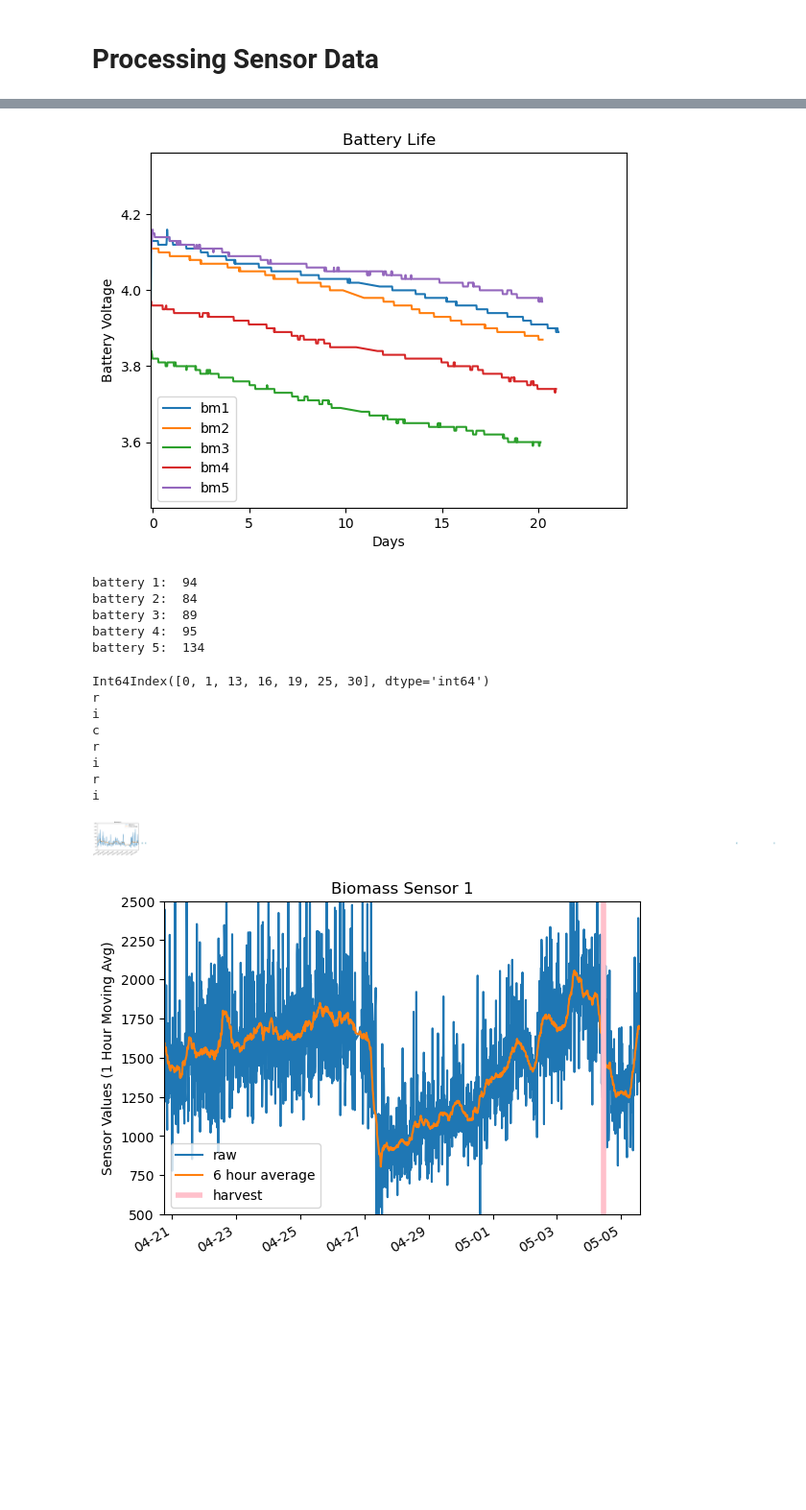
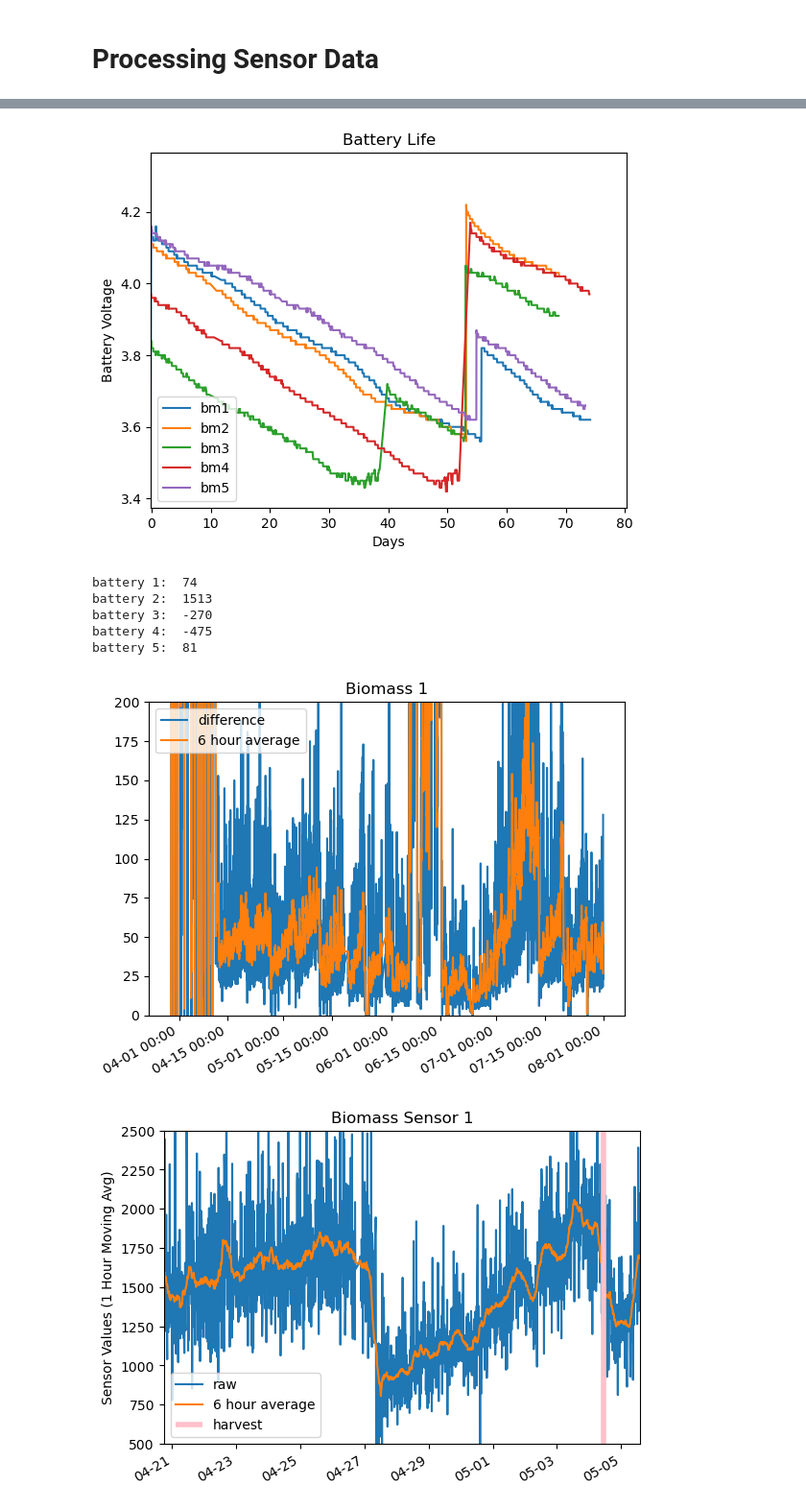
Before and after one commit to wFairmanOlin/Biomass, a Jupyter notebook: data/process_data.ipynb, the cells around one changed output, grey strips where cells are left out. Shown at 96% size. Cells and saved outputs as stored; diff of their text form; code cells hidden in the pictures; blank space fills up the shorter version.

```diff
--- a/data/process_data.ipynb
+++ b/data/process_data.ipynb
@@ -48,7 +54,7 @@ def to_datetime(dates, tz_aware=True):
             i_dt = tz.localize(i_dt)
 
         dt.append(i_dt)
-    return dt
+    return np.array(dt)
 # %% [markdown]
 # Local Data
 
@@ -179,11 +185,13 @@ plt.legend(["bm1", "bm2", "bm3", "bm4", "bm5"], loc='lower left')
 # plt.savefig("bm5_battery_life.png")
 plt.show()
 # %% [output]
-[figure, old version]
+[figure, new version]
 # %%
 def days_remaining(start, bt, bv):
     slope, offset = np.polyfit(bt[start:], bv[start:], 1)
-    return int((-1)/slope)
+    init_v = bv[start]
+    final_v = init_v - 1
+    return int(-(bv[-1] - final_v)/slope)
 
 print("battery 1: ", days_remaining(6285, bm1_t, bm1.battv))
 print("battery 2: ", days_remaining(5155, bm2_t, bm2.battv))
@@ -191,56 +199,44 @@ print("battery 3: ", days_remaining(4840, bm3_t, bm3.battv))
 print("battery 4: ", days_remaining(4880, bm4_t, bm4.battv))
 print("battery 5: ", days_remaining(5058, bm5_t, bm5.battv))
 # %% [output]
-battery 1:  94
-battery 2:  84
-battery 3:  89
-battery 4:  95
-battery 5:  134
+battery 1:  74
+battery 2:  1513
+battery 3:  -270
+battery 4:  -475
+battery 5:  81
 # %%
 id = 1
 bmx = bm1
 lower = datetime(2023, 4, 25, hour=18)
 lower = pytz.timezone("US/Eastern").localize(lower)
 upper = datetime(2023, 4, 27, hour=5)
 upper = pytz.timezone("US/Eastern").localize(upper)
 #plot
 plt.figure()
-# plt.plot(bmx.d_dt, moving_average(bmx.off, 20))
-# plt.plot(bmx.d_dt, moving_average(bmx.on, 20))
-# plt.plot(bmx.d_dt, moving_average((bmx.on - bmx.off),1))
-# plt.plot(bmx.d_dt, moving_average((bmx.on - bmx.off),36))
 plt.plot(bmx.d_dt, moving_average((bmx.on - bmx.off),1))
 plt.plot(bmx.d_dt, moving_average((bmx.on - bmx.off),12))
 
 
 plt.ylim([0, 200])
 plt.title("Biomass " + str(id))
 plt.legend(['difference', '6 hour average'])
 plt.gcf().autofmt_xdate()
 plt.gca().xaxis.set_major_formatter(date_formatter)
 
 #plot anomalies
-bmx_anomalies = df_anomaly.index[df_anomaly.ID == id]
-print(bmx_anomalies)
-for i in bmx_anomalies:
-    print(df_anomaly.Event[i])
-    text = str(df_anomaly.Event[i])
-    pos = df_anomaly.datetime[i]
-    if (pos >= lower):
-        plt.text(pos, 50, text,
-                    bbox=dict(boxstyle="round,pad=0.3", ec='none', fc='lightblue'))
-plt.xlim([lower, upper])
-plt.show()
+# bmx_anomalies = df_anomaly.index[df_anomaly.ID == id]
+# print(bmx_anomalies)
+# for i in bmx_anomalies:
+#     print(df_anomaly.Event[i])
+#     text = str(df_anomaly.Event[i])
+#     pos = df_anomaly.datetime[i]
+#     if (pos >= lower):
+#         plt.text(pos, 50, text,
+#                     bbox=dict(boxstyle="round,pad=0.3", ec='none', fc='lightblue'))
+# plt.xlim([lower, upper])
+# plt.show()
 # %% [output]
-Int64Index([0, 1, 13, 16, 19, 25, 30], dtype='int64')
-r
-i
-c
-r
-i
-r
-i
-[figure, old version]
+[figure, new version]
 # %%
 id = 1
 bmx = bm1
```
Also changed, not shown: parts of 10 cells of this notebook, 10 other files.
